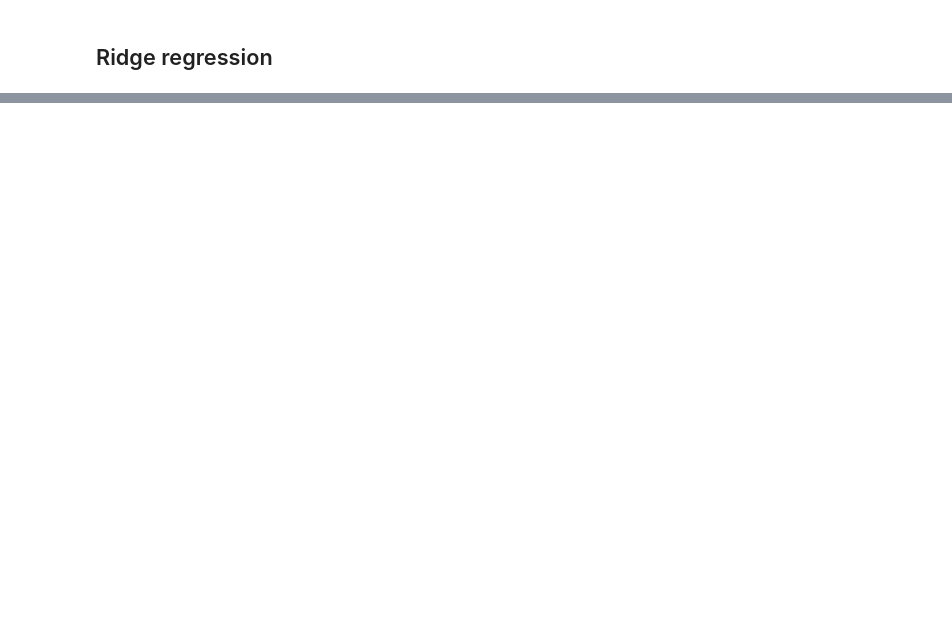
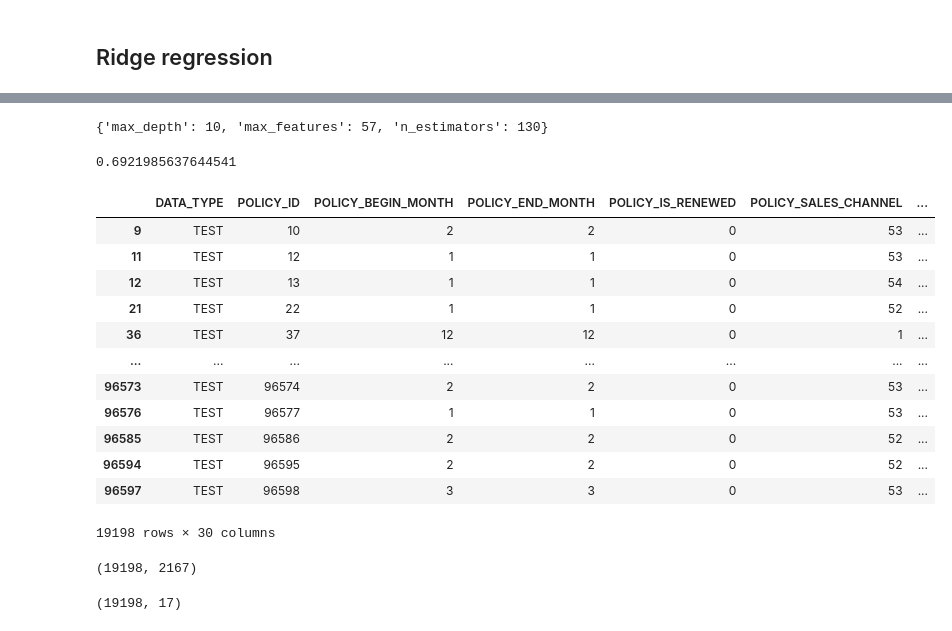
Before and after one commit to neklyud/MindSet, a Jupyter notebook: train.ipynb, the cells around one changed output, grey strips where cells are left out. Cells and saved outputs as stored; diff of their text form; code cells hidden in the pictures; blank space fills up the shorter version.

```diff
--- a/train.ipynb
+++ b/train.ipynb
@@ -190,0 +310,8 @@ with open('clf.pkl', 'rb') as f:
+# %%
+clf.best_params_
+# %% [output]
+{'max_depth': 10, 'max_features': 57, 'n_estimators': 130}
+# %%
+clf.best_score_
+# %% [output]
+0.6921985637644541
@@ -190,0 +321,28 @@ with open('clf.pkl', 'rb') as f:
+# %%
+t = pd.read_csv('Downloads/test.csv', sep=',', index_col=0)
+# %%
+t
+# %% [output]
+|  | DATA_TYPE | POLICY_ID | POLICY_BEGIN_MONTH | POLICY_END_MONTH | POLICY_IS_RENEWED | POLICY_SALES_CHANNEL | ... |
+| 9 | TEST | 10 | 2 | 2 | 0 | 53 | ... |
+| 11 | TEST | 12 | 1 | 1 | 0 | 53 | ... |
+| 12 | TEST | 13 | 1 | 1 | 0 | 54 | ... |
+| 21 | TEST | 22 | 1 | 1 | 0 | 52 | ... |
+| 36 | TEST | 37 | 12 | 12 | 0 | 1 | ... |
+| ... | ... | ... | ... | ... | ... | ... | ... |
+| 96573 | TEST | 96574 | 2 | 2 | 0 | 53 | ... |
+| 96576 | TEST | 96577 | 1 | 1 | 0 | 53 | ... |
+| 96585 | TEST | 96586 | 2 | 2 | 0 | 52 | ... |
+| 96594 | TEST | 96595 | 2 | 2 | 0 | 52 | ... |
+| 96597 | TEST | 96598 | 3 | 3 | 0 | 53 | ... |
+19198 rows × 30 columns
+# %%
+cat_transform_data = ohe.transform(t[categorial_features]).toarray()
+cat_transform_data.shape
+# %% [output]
+(19198, 2167)
+# %%
+num_transform_data = scaler.transform(t[numeric_features])
+num_transform_data.shape
+# %% [output]
+(19198, 17)
```
Also changed, not shown: parts of 34 cells of this notebook, 21 other files.
